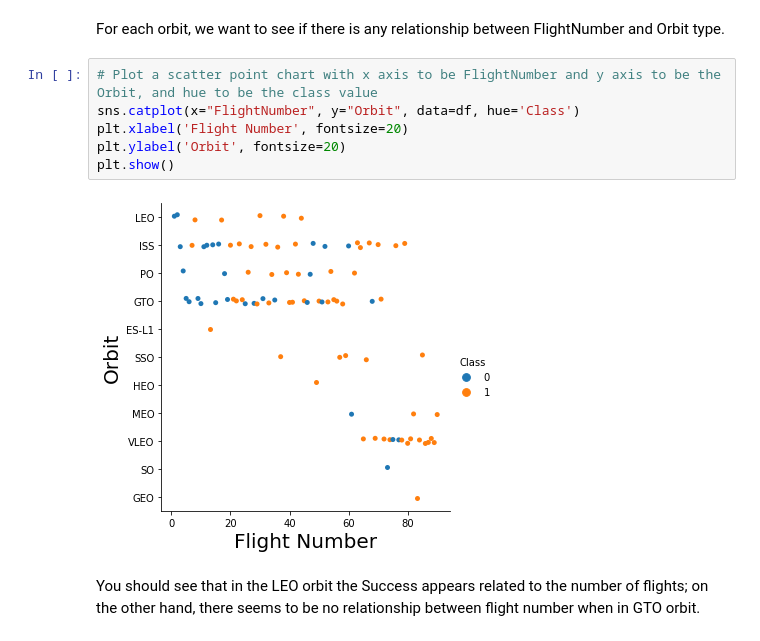
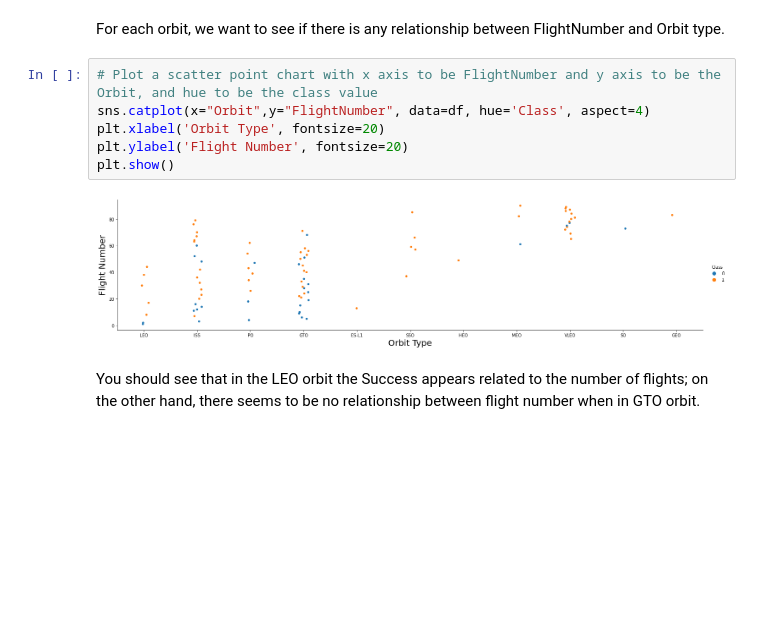
Before and after one commit to Manjunath-T/Applied_DS_Capstone_SpaceX_FirstStage_Prediction, a Jupyter notebook: EDA_With_DataVisualization.ipynb, the cells around one changed output. Saved outputs shown, nothing was run; the diff lists cells and outputs as text; blank space fills up the shorter version.

```diff
--- a/EDA_With_DataVisualization.ipynb
+++ b/EDA_With_DataVisualization.ipynb
@@ -132,12 +132,12 @@ Analyze the ploted bar chart try to find which orbits have high sucess rate.
 For each orbit, we want to see if there is any relationship between FlightNumber and Orbit type.
 # %%
 # Plot a scatter point chart with x axis to be FlightNumber and y axis to be the Orbit, and hue to be the class value
-sns.catplot(x="FlightNumber", y="Orbit", data=df, hue='Class')
-plt.xlabel('Flight Number', fontsize=20)
-plt.ylabel('Orbit', fontsize=20)
+sns.catplot(x="Orbit",y="FlightNumber", data=df, hue='Class', aspect=4)
+plt.xlabel('Orbit Type', fontsize=20)
+plt.ylabel('Flight Number', fontsize=20)
 plt.show()
 # %% [output]
-[figure, old version]
+[figure, new version]
 # %% [markdown]
 You should see that in the LEO orbit the Success appears related to the number of flights; on the other hand, there seems to be no relationship between flight number when in GTO orbit.
 # %% [markdown]
```
Also changed, not shown: parts of 6 cells of this notebook.
